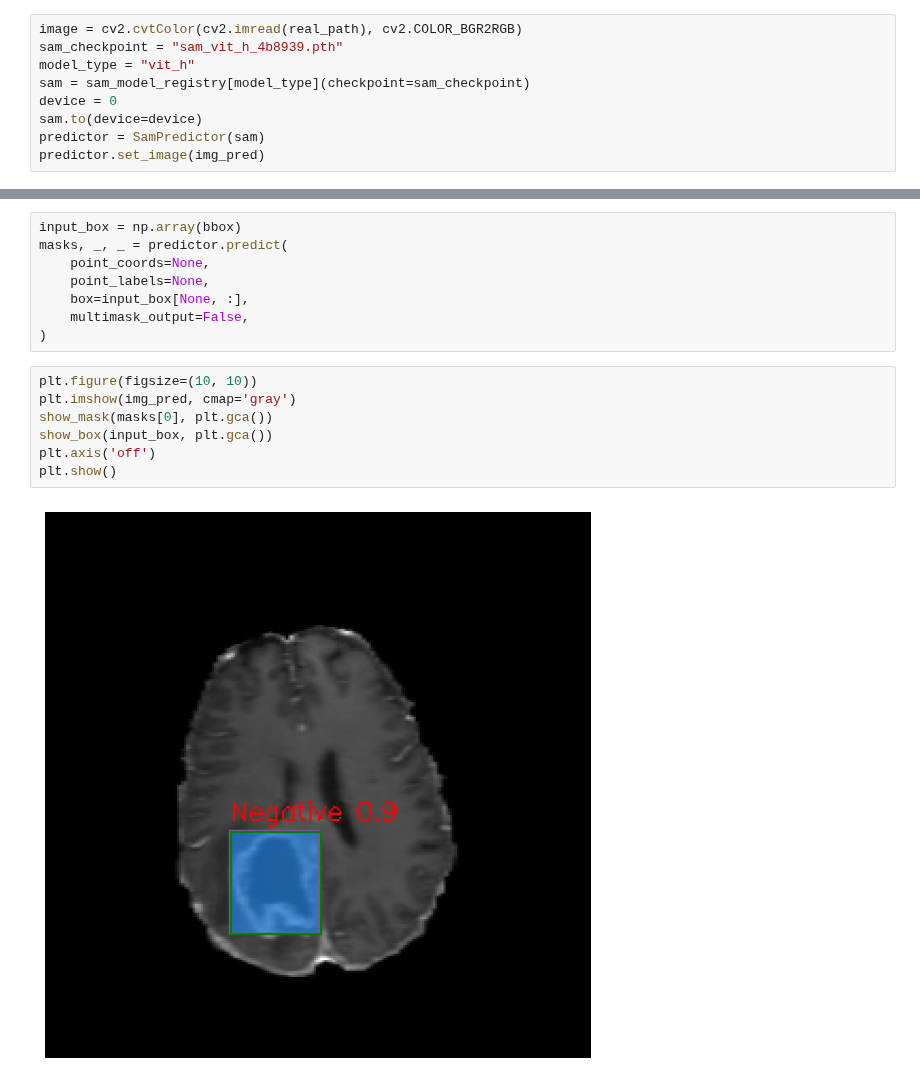
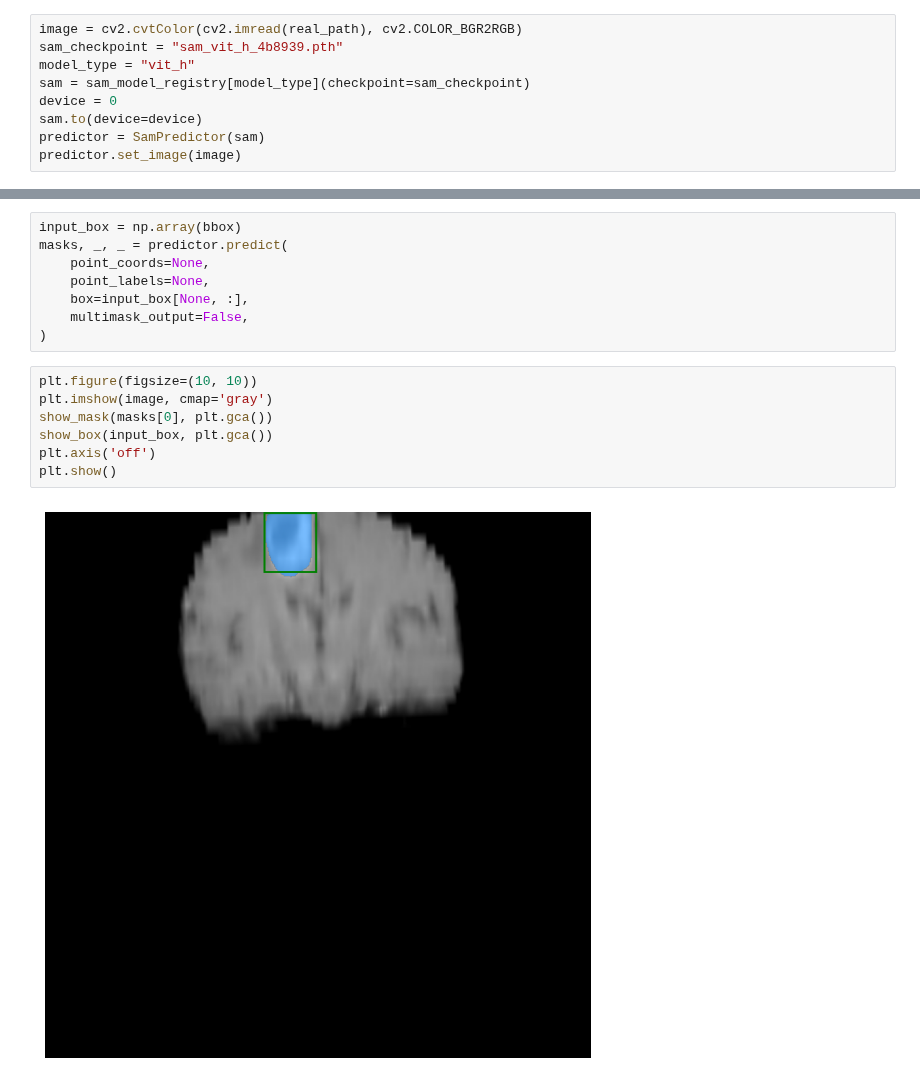
Before and after one commit to Mr-Kondo/_Inbox, a Jupyter notebook: Brain_Tumor_Detection_using_YOLO_v10_and_SAM_coronal_t1wce.ipynb, the cells around one changed output, grey strips where cells are left out. Drawn from its saved outputs; the diff is of its cells as text.

```diff
--- a/Brain_Tumor_Detection_using_YOLO_v10_and_SAM_coronal_t1wce.ipynb
+++ b/Brain_Tumor_Detection_using_YOLO_v10_and_SAM_coronal_t1wce.ipynb
@@ -491,7 +492,7 @@ sam = sam_model_registry[model_type](checkpoint=sam_checkpoint)
 device = 0
 sam.to(device=device)
 predictor = SamPredictor(sam)
-predictor.set_image(img_pred)
+predictor.set_image(image)
 # %%
 def show_mask(mask, ax, random_color=False):
     if random_color:
@@ -535,10 +536,10 @@ masks, _, _ = predictor.predict(
 )
 # %%
 plt.figure(figsize=(10, 10))
-plt.imshow(img_pred, cmap='gray')
+plt.imshow(image, cmap='gray')
 show_mask(masks[0], plt.gca())
 show_box(input_box, plt.gca())
 plt.axis('off')
 plt.show()
 # %% [output]
-[figure, old version]
+[figure, new version]
```
Also changed, not shown: parts of 21 cells of this notebook.
